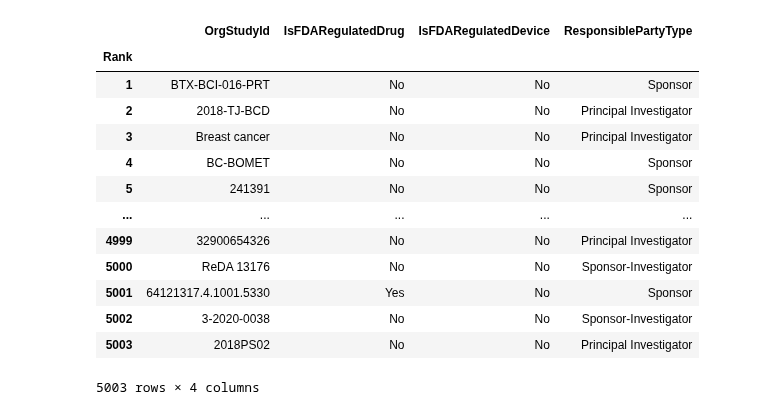
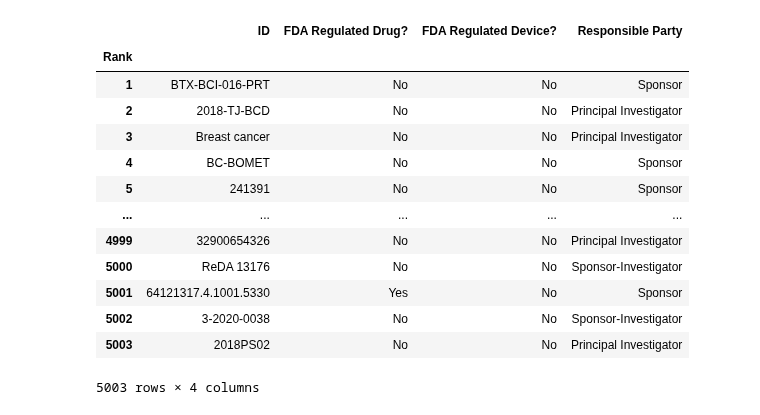
Before and after one commit to AnneLonero/Clinical_Trials_Research_Project, a Jupyter notebook: ETL Official.ipynb, the cells around one changed output. Saved outputs shown, nothing was run; the diff lists cells and outputs as text; code cells hidden in the pictures.

```diff
--- a/ETL Official.ipynb
+++ b/ETL Official.ipynb
@@ -131,22 +137,25 @@ study_details_df.set_index('Rank', inplace=True)
 # %%
 # Clean DataFrame for table C
 clean_data(study_details_df, table_c_cols)
-study_details_df
-# %% [output]
-|  | OrgStudyId | IsFDARegulatedDrug | IsFDARegulatedDevice | ResponsiblePartyType |
-| Rank |  |  |  |  |
-| 1 | BTX-BCI-016-PRT | No | No | Sponsor |
-| 2 | 2018-TJ-BCD | No | No | Principal Investigator |
-| 3 | Breast cancer | No | No | Principal Investigator |
-| 4 | BC-BOMET | No | No | Sponsor |
-| 5 | 241391 | No | No | Sponsor |
-| ... | ... | ... | ... | ... |
-| 4999 | 32900654326 | No | No | Principal Investigator |
-| 5000 | ReDA 13176 | No | No | Sponsor-Investigator |
-| 5001 | 64121317.4.1001.5330 | Yes | No | Sponsor |
-| 5002 | 3-2020-0038 | No | No | Sponsor-Investigator |
-| 5003 | 2018PS02 | No | No | Principal Investigator |
-5003 rows × 4 columns
+# %%
+# Renaming the columns for table C
+study_details_df.columns = ['ID', 'FDA Regulated Drug?', 'FDA Regulated Device?', 'Responsible Party']
+study_details_df
+# %% [output]
+|  | ID | FDA Regulated Drug? | FDA Regulated Device? | Responsible Party |
+| Rank |  |  |  |  |
+| 1 | BTX-BCI-016-PRT | No | No | Sponsor |
+| 2 | 2018-TJ-BCD | No | No | Principal Investigator |
+| 3 | Breast cancer | No | No | Principal Investigator |
+| 4 | BC-BOMET | No | No | Sponsor |
+| 5 | 241391 | No | No | Sponsor |
+| ... | ... | ... | ... | ... |
+| 4999 | 32900654326 | No | No | Principal Investigator |
+| 5000 | ReDA 13176 | No | No | Sponsor-Investigator |
+| 5001 | 64121317.4.1001.5330 | Yes | No | Sponsor |
+| 5002 | 3-2020-0038 | No | No | Sponsor-Investigator |
+| 5003 | 2018PS02 | No | No | Principal Investigator |
+5003 rows × 4 columns
 # %%
 # List of fields for table d
 table_d_cols = ['OrgStudyId',
```
Also changed, not shown: parts of 5 cells of this notebook, 5 other files.
